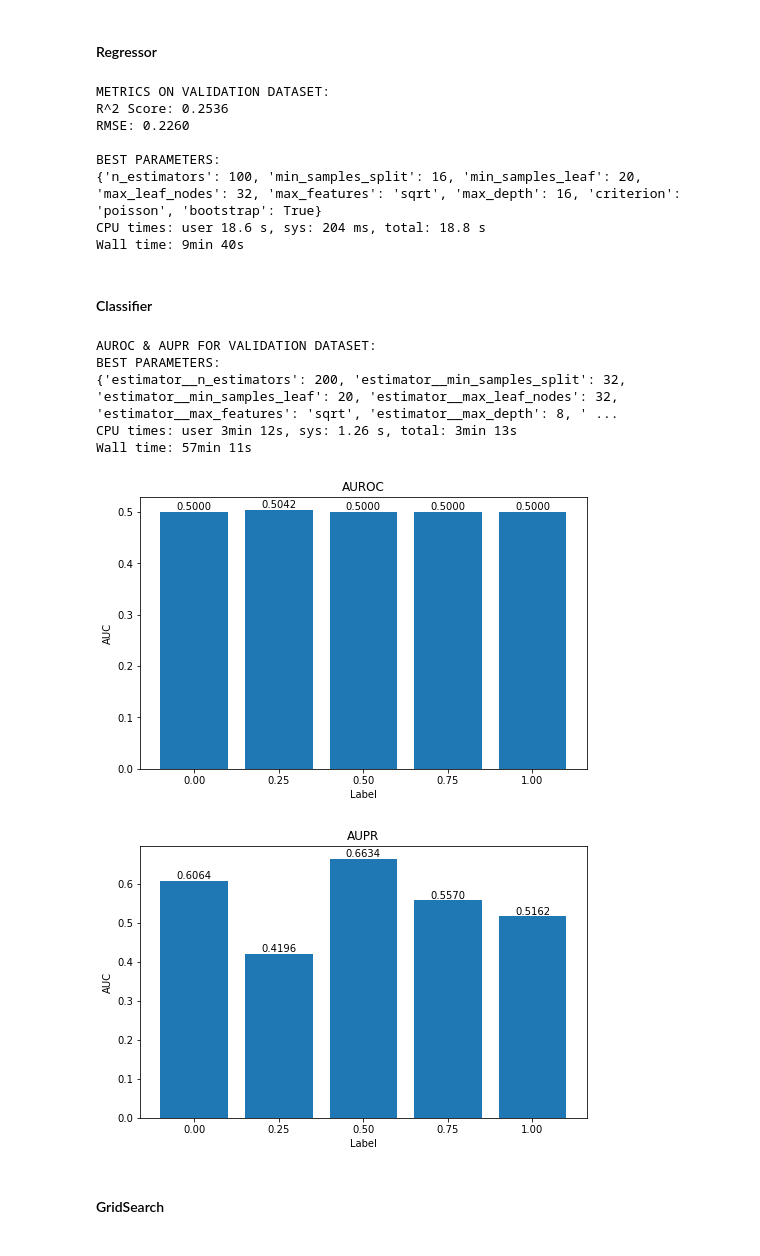
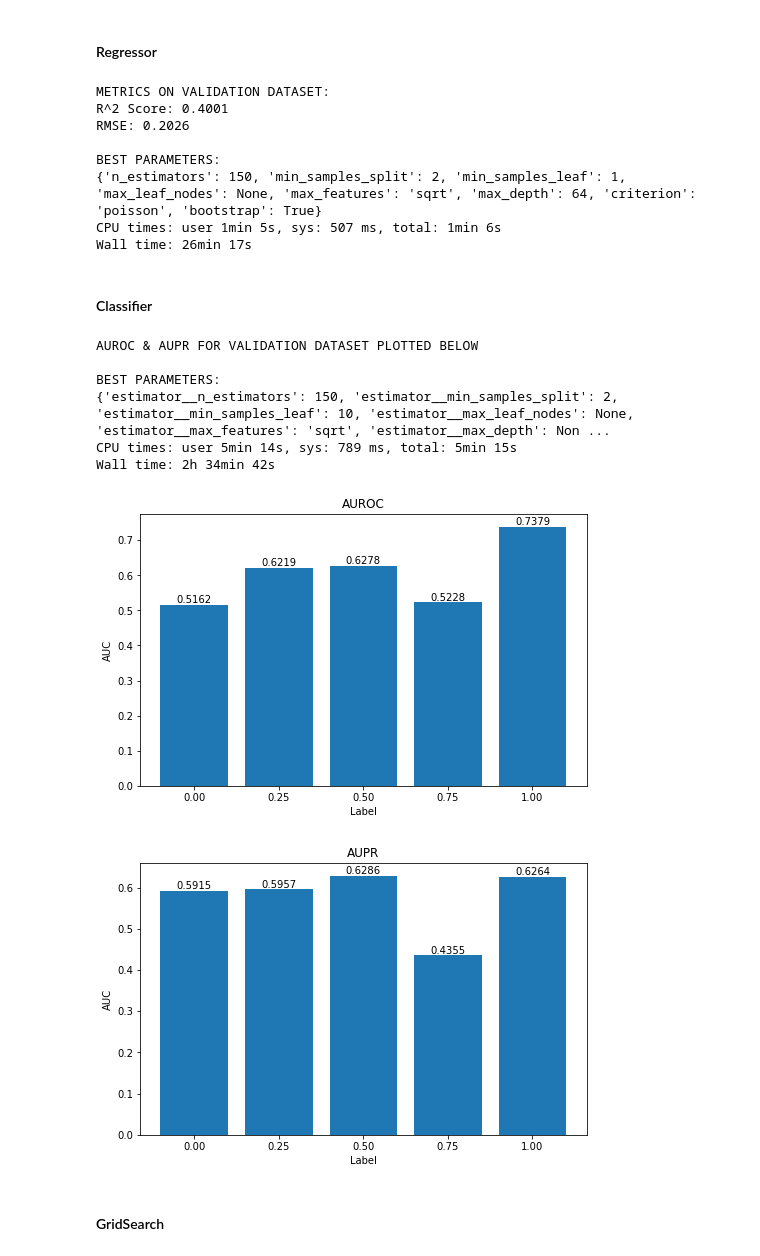
Before and after one commit to tungtngyn/semantic-similarity-patents, a Jupyter notebook: advanced_models.ipynb, the cells around one changed output. Saved outputs shown, nothing was run; the diff lists cells and outputs as text; code cells hidden in the pictures.

```diff
--- a/advanced_models.ipynb
+++ b/advanced_models.ipynb
@@ -185,7 +185,7 @@ def fit_rf_regressor_rand(X_train, y_train, X_val, y_val, param_dist, feature_en
     scores = []
 
     reg = RandomForestRegressor(random_state=1)
-    random_search = RandomizedSearchCV(reg, param_distributions=param_dist, n_iter=100, scoring='neg_root_mean_squared_error', cv=3, random_state=1, n_jobs=4)
+    random_search = RandomizedSearchCV(reg, param_distributions=param_dist, n_iter=200, scoring='neg_root_mean_squared_error', cv=3, random_state=1, n_jobs=4)
     random_search.fit(X_train, y_train)
 
     best_reg = random_search.best_estimator_
@@ -202,7 +202,7 @@ def fit_rf_classifier_rand(X_train, y_train, X_val, y_val, param_dist, labels, m
     scores = []
 
     reg = OneVsRestClassifier(RandomForestClassifier(random_state=1))
-    random_search = RandomizedSearchCV(reg, param_distributions=param_dist, n_iter=100, scoring='roc_auc_ovr', cv=3, random_state=1, n_jobs=4)
+    random_search = RandomizedSearchCV(reg, param_distributions=param_dist, n_iter=200, scoring='roc_auc_ovr', cv=3, random_state=1, n_jobs=4)
     random_search.fit(X_train, y_train)
 
     best_reg = random_search.best_estimator_
@@ -211,7 +211,8 @@ def fit_rf_classifier_rand(X_train, y_train, X_val, y_val, param_dist, labels, m
     auroc = plot_roc_auc(y_val, y_pred, labels, model_name, output_dir + '/roc-' + model_name + '.jpg')
     aupr = plot_precision_recall_auc(y_val, y_pred, labels, model_name, output_dir + '/pr-' + model_name + '.jpg')
 
-    print('AUROC & AUPR FOR VALIDATION DATASET:')
+    print('AUROC & AUPR FOR VALIDATION DATASET PLOTTED BELOW')
+    print()
     plot_auc(labels, auroc, 'AUROC')
     plot_auc(labels, aupr, 'AUPR')
 
@@ -235,14 +236,14 @@ df_auc = pd.DataFrame(columns=auc_cols)
 # %%
 %%time
 rand_param_dist = {
-    'n_estimators': [100, 200],
+    'n_estimators': [100, 150, 200],
     'criterion': ['squared_error', 'poisson'],
-    'max_depth': [2, 8, 16, 32],
-    'min_samples_split': [2, 8, 16, 32],
-    'min_samples_leaf': [1, 10, 20],
+    'max_depth': [None, 2, 16, 64, 256],
+    'min_samples_split': [2, 16, 64, 256],
+    'min_samples_leaf': [1, 10, 100],
     'max_features': ['sqrt', 'log2'],
     'bootstrap': [True],
-    'max_leaf_nodes': [2, 8, 16, 32],
+    'max_leaf_nodes': [None, 2, 16, 64, 256],
 }
 
 params, scores = fit_rf_regressor_rand(X_train_mult, y_train.ravel(), X_val_mult, y_val.ravel(), param_dist=rand_param_dist, feature_eng_method='spacy_vec_mult')
@@ -252,41 +253,42 @@ print('BEST PARAMETERS:')
 print(params)
 # %% [output]
 METRICS ON VALIDATION DATASET:
-R^2 Score: 0.2536
-RMSE: 0.2260
+R^2 Score: 0.4001
+RMSE: 0.2026
 
 BEST PARAMETERS:
-{'n_estimators': 100, 'min_samples_split': 16, 'min_samples_leaf': 20, 'max_leaf_nodes': 32, 'max_features': 'sqrt', 'max_depth': 16, 'criterion': 'poisson', 'bootstrap': True}
-CPU times: user 18.6 s, sys: 204 ms, total: 18.8 s
-Wall time: 9min 40s
+{'n_estimators': 150, 'min_samples_split': 2, 'min_samples_leaf': 1, 'max_leaf_nodes': None, 'max_features': 'sqrt', 'max_depth': 64, 'criterion': 'poisson', 'bootstrap': True}
+CPU times: user 1min 5s, sys: 507 ms, total: 1min 6s
+Wall time: 26min 17s
 # %% [markdown]
 #### Classifier
 # %%
 %%time
 rand_param_dist = {
-    'estimator__n_estimators': [100, 200],
+    'estimator__n_estimators': [100, 150, 200],
     'estimator__criterion': ['gini', 'entropy'],
-    'estimator__max_depth': [2, 8, 16, 32],
-    'estimator__min_samples_split': [2, 8, 16, 32],
-    'estimator__min_samples_leaf': [1, 10, 20],
+    'estimator__max_depth': [None, 2, 16, 64, 256],
+    'estimator__min_samples_split': [2, 16, 64, 256],
+    'estimator__min_samples_leaf': [1, 10, 100],
     'estimator__max_features': ['sqrt', 'log2'],
     'estimator__bootstrap': [True],
-    'estimator__max_leaf_nodes': [2, 8, 16, 32],
+    'estimator__max_leaf_nodes': [None, 2, 16, 64, 256],
 }
 
 params, scores = fit_rf_classifier_rand(X_train_mult, y_train_bin, X_val_mult, y_val_bin, param_dist=rand_param_dist, labels=np.linspace(0, 1, 5), model_name='rf_rand_spacy_vec_mult', output_dir=r'./results/')
 df_auc = pd.concat([df_auc, pd.DataFrame([scores], columns=auc_cols)], axis=0).drop_duplicates()
 
 print('BEST PARAMETERS:')
 print(params)
 # %% [output]
-AUROC & AUPR FOR VALIDATION DATASET:
+AUROC & AUPR FOR VALIDATION DATASET PLOTTED BELOW
+
 BEST PARAMETERS:
-{'estimator__n_estimators': 200, 'estimator__min_samples_split': 32, 'estimator__min_samples_leaf': 20, 'estimator__max_leaf_nodes': 32, 'estimator__max_features': 'sqrt', 'estimator__max_depth': 8, ' ...
-CPU times: user 3min 12s, sys: 1.26 s, total: 3min 13s
-Wall time: 57min 11s
+{'estimator__n_estimators': 150, 'estimator__min_samples_split': 2, 'estimator__min_samples_leaf': 10, 'estimator__max_leaf_nodes': None, 'estimator__max_features': 'sqrt', 'estimator__max_depth': Non ...
+CPU times: user 5min 14s, sys: 789 ms, total: 5min 15s
+Wall time: 2h 34min 42s
-[figure, old version]
+[figure, new version]
-[figure, old version]
+[figure, new version]
 # %% [markdown]
 #### GridSearch
 # %%
```
Also changed, not shown: parts of 8 cells of this notebook, 5 other files.
